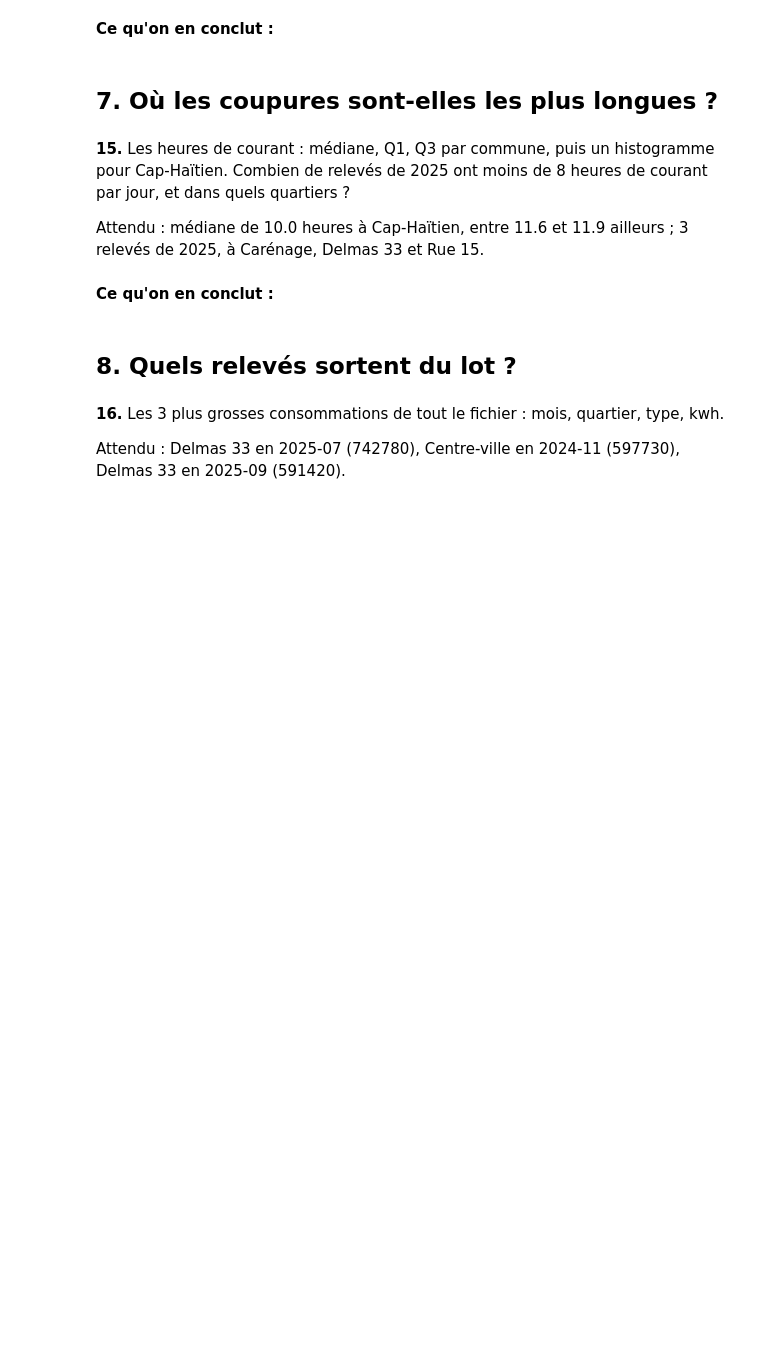
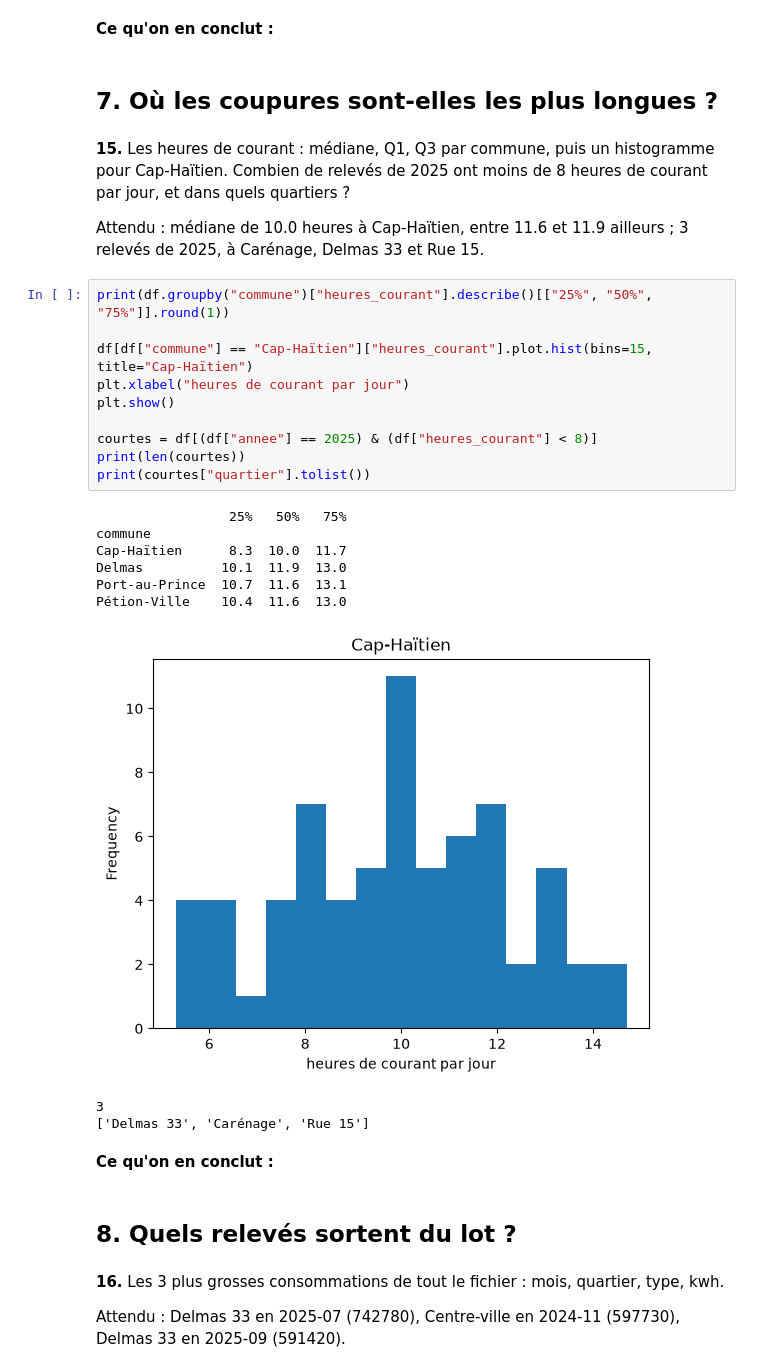
Before and after one commit to nemylins-jpg/exercice-electricite, a Jupyter notebook: exploration.ipynb, the cells around one changed output. Drawn from its saved outputs; the diff is of its cells as text; blank space fills up the shorter version.

```diff
--- a/exploration.ipynb
+++ b/exploration.ipynb
@@ -246,6 +301,26 @@ Attendu : 0.76 avec les heures de courant, -0.15 avec la température.
 **15.** Les heures de courant : médiane, Q1, Q3 par commune, puis un histogramme pour Cap-Haïtien. Combien de relevés de 2025 ont moins de 8 heures de courant par jour, et dans quels quartiers ?
 
 Attendu : médiane de 10.0 heures à Cap-Haïtien, entre 11.6 et 11.9 ailleurs ; 3 relevés de 2025, à Carénage, Delmas 33 et Rue 15.
+# %%
+print(df.groupby("commune")["heures_courant"].describe()[["25%", "50%", "75%"]].round(1))
+
+df[df["commune"] == "Cap-Haïtien"]["heures_courant"].plot.hist(bins=15, title="Cap-Haïtien")
+plt.xlabel("heures de courant par jour")
+plt.show()
+
+courtes = df[(df["annee"] == 2025) & (df["heures_courant"] < 8)]
+print(len(courtes))
+print(courtes["quartier"].tolist())
+# %% [output]
+                 25%   50%   75%
+commune
+Cap-Haïtien      8.3  10.0  11.7
+Delmas          10.1  11.9  13.0
+Port-au-Prince  10.7  11.6  13.1
+Pétion-Ville    10.4  11.6  13.0
+[figure, added]
+3
+['Delmas 33', 'Carénage', 'Rue 15']
 # %% [markdown]
 **Ce qu'on en conclut :**
 # %% [markdown]
```
Also changed, not shown: parts of 5 cells of this notebook.
